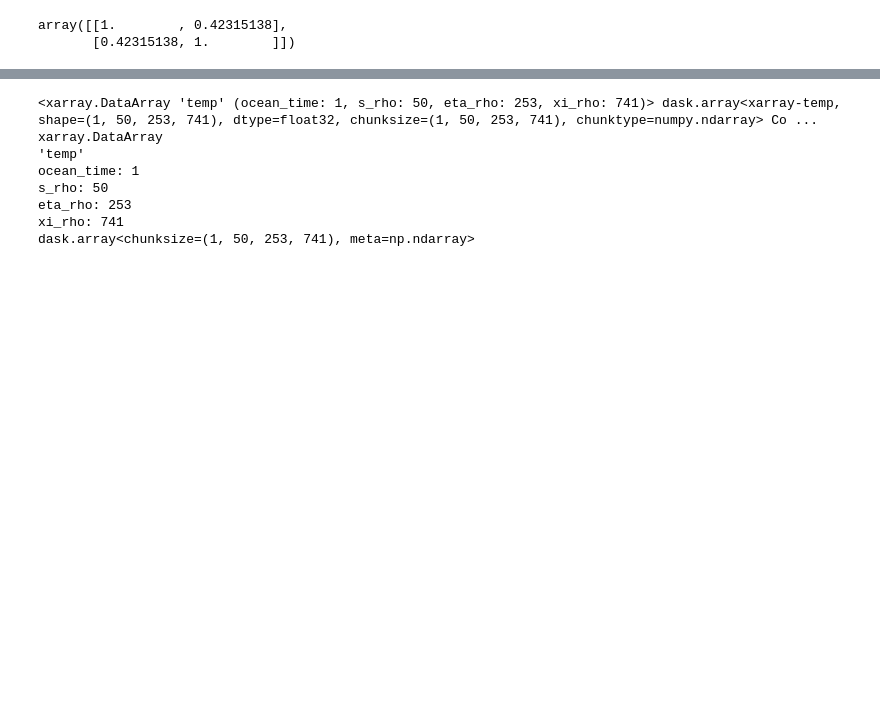
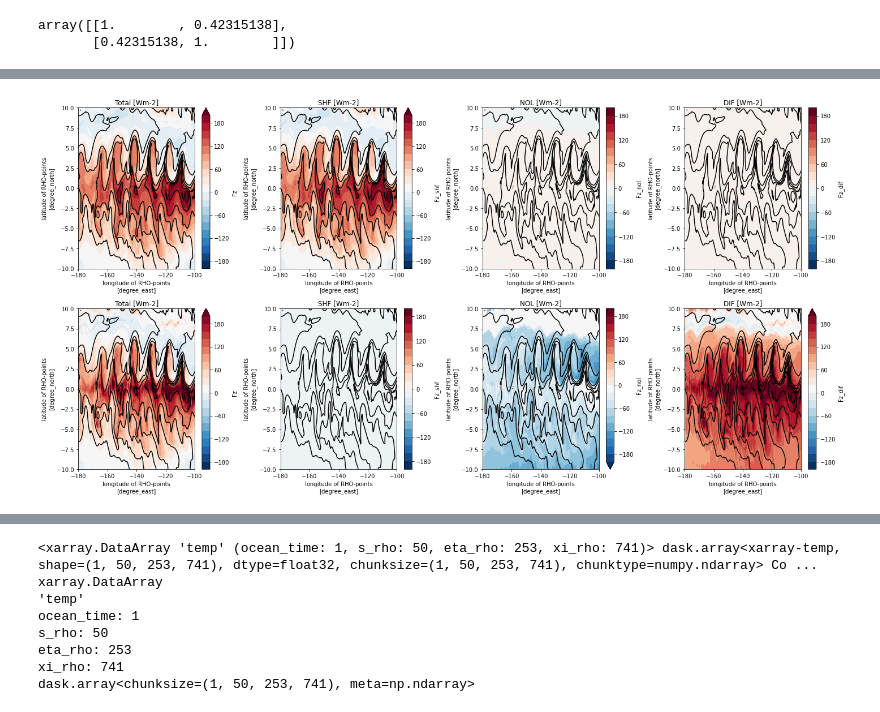
Before and after one commit to rmholmes/SAPEQ_ROMS_analysis, a Jupyter notebook: ROMS_Analysis.ipynb, the cells around one changed output, grey strips where cells are left out. Saved outputs shown, nothing was run; the diff lists cells and outputs as text; code cells hidden in the pictures; blank space fills up the shorter version.

```diff
--- a/ROMS_Analysis.ipynb
+++ b/ROMS_Analysis.ipynb
@@ -182,0 +315,69 @@ Text(0.5, 1.0, 'Net surface heat flux (Wm-2)')
+# %%
+# Components of diffusion:
+time = 10
+SST = favg.temp.isel(ocean_time=time).isel(s_rho=-1)
+
+plt.figure(figsize=(20,10))
+xlims = [-180.,-100.]
+ylims = [-10.,10.]
+cbar = np.arange(-200.,220.,20.)
+
+plt.subplot(2,4,1)
+fdia.Fz.isel(ocean_time=time).isel(s_w=-1).plot.contourf(x='lon_rho',y='lat_rho',levels=cbar)
+SST.plot.contour(x='lon_rho',y='lat_rho',levels=np.arange(0.,34.,1.),colors='k')
+plt.xlim(xlims)
+plt.ylim(ylims)
+plt.title('Total [Wm-2]')
+
+plt.subplot(2,4,2)
+fdia.Fz_shf.isel(ocean_time=time).isel(s_w=-1).plot.contourf(x='lon_rho',y='lat_rho',levels=cbar)
+SST.plot.contour(x='lon_rho',y='lat_rho',levels=np.arange(0.,34.,1.),colors='k')
+plt.xlim(xlims)
+plt.ylim(ylims)
+plt.title('SHF [Wm-2]')
+
+plt.subplot(2,4,3)
+fdia.Fz_nol.isel(ocean_time=time).isel(s_w=-1).plot.contourf(x='lon_rho',y='lat_rho',levels=cbar)
+SST.plot.contour(x='lon_rho',y='lat_rho',levels=np.arange(0.,34.,1.),colors='k')
+plt.xlim(xlims)
+plt.ylim(ylims)
+plt.title('NOL [Wm-2]')
+
+plt.subplot(2,4,4)
+fdia.Fz_dif.isel(ocean_time=time).isel(s_w=-1).plot.contourf(x='lon_rho',y='lat_rho',levels=cbar)
+SST.plot.contour(x='lon_rho',y='lat_rho',levels=np.arange(0.,34.,1.),colors='k')
+plt.xlim(xlims)
+plt.ylim(ylims)
+plt.title('DIF [Wm-2]')
+
+plt.subplot(2,4,5)
+fdia.Fz.isel(ocean_time=time).isel(s_w=-2).plot.contourf(x='lon_rho',y='lat_rho',levels=cbar)
+SST.plot.contour(x='lon_rho',y='lat_rho',levels=np.arange(0.,34.,1.),colors='k')
+plt.xlim(xlims)
+plt.ylim(ylims)
+plt.title('Total [Wm-2]')
+
+plt.subplot(2,4,6)
+fdia.Fz_shf.isel(ocean_time=time).isel(s_w=-2).plot.contourf(x='lon_rho',y='lat_rho',levels=cbar)
+SST.plot.contour(x='lon_rho',y='lat_rho',levels=np.arange(0.,34.,1.),colors='k')
+plt.xlim(xlims)
+plt.ylim(ylims)
+plt.title('SHF [Wm-2]')
+
+plt.subplot(2,4,7)
+fdia.Fz_nol.isel(ocean_time=time).isel(s_w=-2).plot.contourf(x='lon_rho',y='lat_rho',levels=cbar)
+SST.plot.contour(x='lon_rho',y='lat_rho',levels=np.arange(0.,34.,1.),colors='k')
+plt.xlim(xlims)
+plt.ylim(ylims)
+plt.title('NOL [Wm-2]')
+
+plt.subplot(2,4,8)
+fdia.Fz_dif.isel(ocean_time=time).isel(s_w=-2).plot.contourf(x='lon_rho',y='lat_rho',levels=cbar)
+SST.plot.contour(x='lon_rho',y='lat_rho',levels=np.arange(0.,34.,1.),colors='k')
+plt.xlim(xlims)
+plt.ylim(ylims)
+plt.title('DIF [Wm-2]')
+
+plt.tight_layout()
+# %% [output]
+[figure, added]
```
Also changed, not shown: parts of 50 cells of this notebook.
